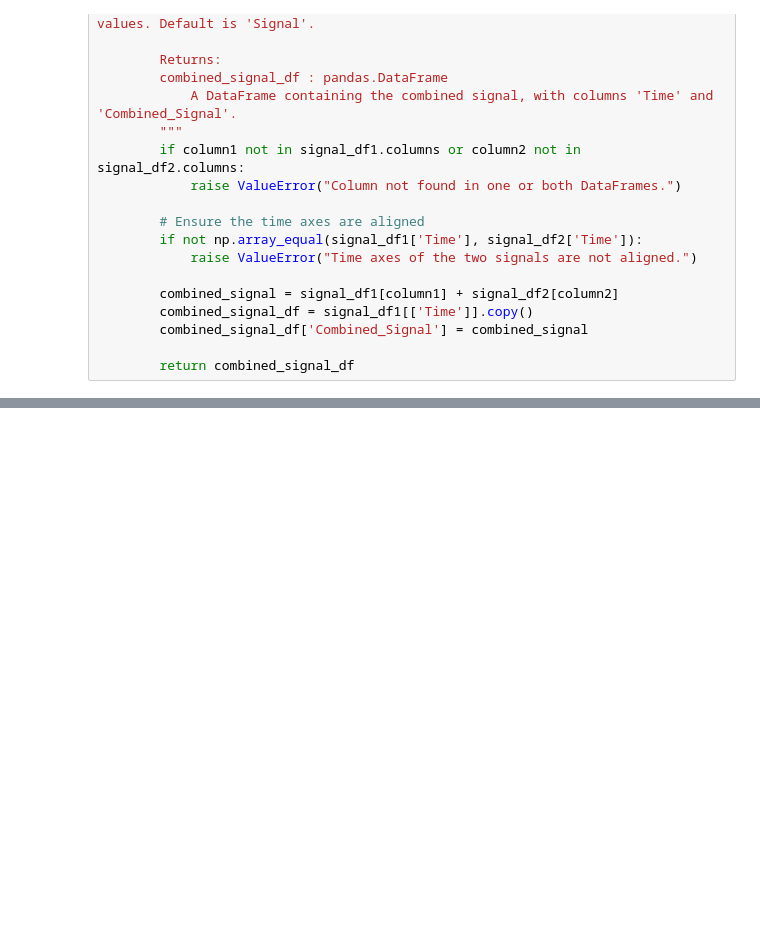
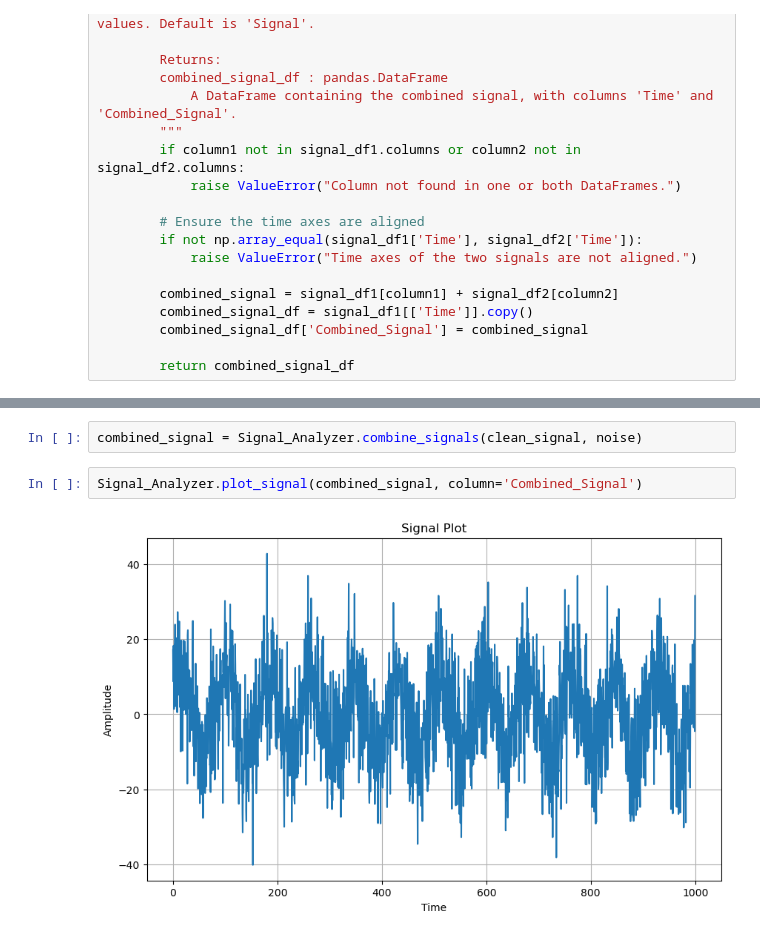
Before and after one commit to BeichenXu/MasProjectLISA, a Jupyter notebook: Signal generator.ipynb, the cells around one changed output, grey strips where cells are left out. Cells and saved outputs as stored; diff of their text form; blank space fills up the shorter version.

```diff
--- a/Signal generator.ipynb
+++ b/Signal generator.ipynb
@@ -495,0 +338,6 @@ Signal_Analyzer.plot_fft(noise)
+# %%
+combined_signal = Signal_Analyzer.combine_signals(clean_signal, noise)
+# %%
+Signal_Analyzer.plot_signal(combined_signal, column='Combined_Signal')
+# %% [output]
+[figure, added]
```
Also changed, not shown: parts of 17 cells of this notebook, 1 other file.
